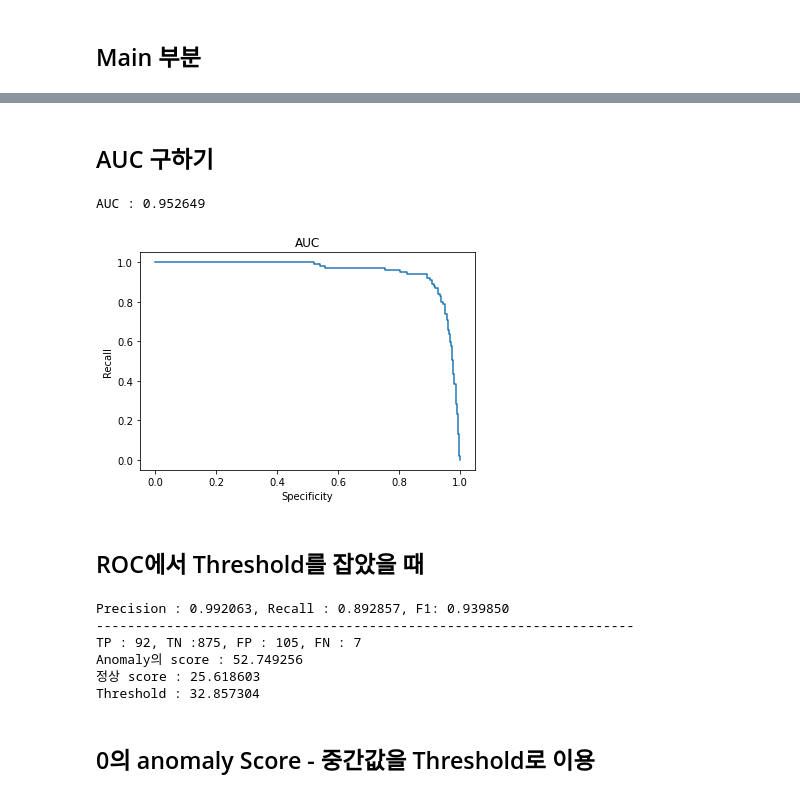
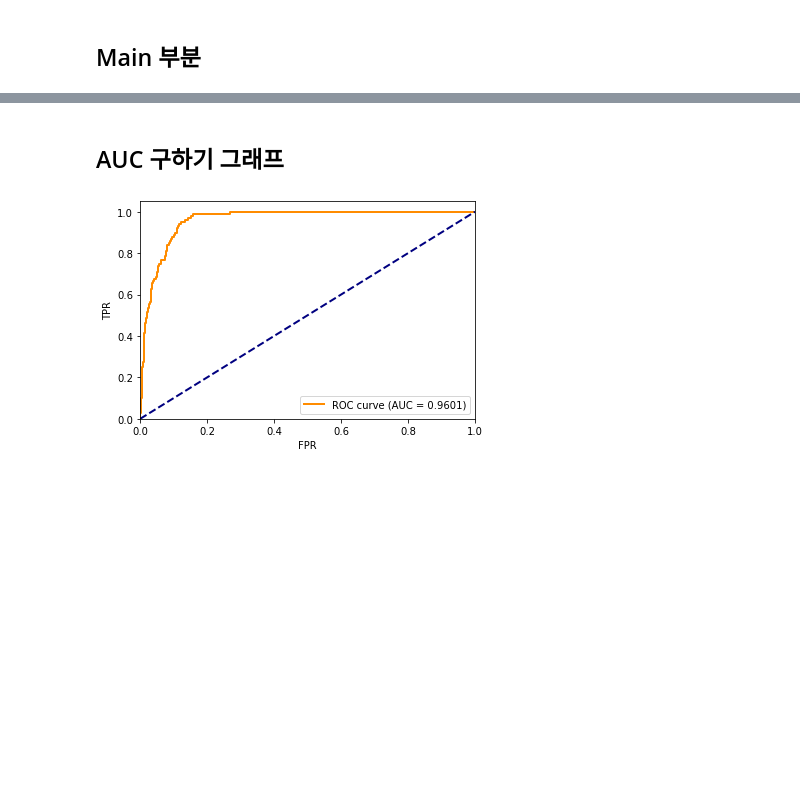
Before and after one commit to rlqja1107/Anomaly_Detection-PBL, a Jupyter notebook: anogan/anogan.ipynb, the cells around one changed output, grey strips where cells are left out. Cells and saved outputs as stored; diff of their text form; code cells hidden in the pictures; blank space fills up the shorter version.

```diff
--- a/anogan/anogan.ipynb
+++ b/anogan/anogan.ipynb
@@ -228,7 +229,7 @@ def image_check(gen_fake):
 # %%
 start = timer()
 max_loss = 10000000.0
-max_count = 10
+max_count = 15
 cur_count = 0
 generator.train()
 discriminator.train()
@@ -265,7 +266,6 @@ for i in range(config['epoch']):
               #print(gen_loss,dis_loss)
               print("{}th iteration gen_loss: {} dis_loss: {}".format(i,gen_loss.data,dis_loss.data))
 
-
     # Early Stop 용도
     if total_loss < max_loss:
       max_loss = total_loss
@@ -333,12 +330,14 @@ test_flatten = test_data.view(test_data.shape[0],-1)
 gen_fake_flatten = gen_fake.view(gen_fake.shape[0],-1)
 resiudal_loss = torch.sum(torch.abs(test_flatten-gen_fake_flatten), axis = 1)
 disc_loss = torch.sum(torch.abs(x_feature-G_z_feature), axis = 1)
-total_loss = (1-0.01)*resiudal_loss + 0.01*disc_loss
+total_loss = (1-config['lambda'])*resiudal_loss + config['lambda']*disc_loss
 # %%
 y = data.test_dataset.y.numpy().squeeze(1)
 total_loss = total_loss.detach().cpu().numpy()
 zero = y==0.
 nonzero = y!=0.
-dat = np.vstack([y,total_loss]).T
-df = pd.DataFrame(dat, columns = ['y', 'score'])
+dat = np.vstack([y,resiudal_loss.detach().cpu().numpy()]).T
+df = pd.DataFrame(dat, columns = ['y', 'residual'])
 df['y'] = df['y'].apply(lambda x:1 if x!=0.0 else 0)
+df['total_loss'] = total_loss
+df['disc_loss'] = disc_loss.detach().cpu().numpy()
@@ -344,0 +356,15 @@ df['y'] = df['y'].apply(lambda x:1 if x!=0.0 else 0)
+# %%
+    if config['normalization'] == 'standard':
+        disc_mean = np.mean(df['disc_loss'])
+        disc_std = np.std(df['disc_loss'], ddof = 1)
+        score_mean = np.mean(df['residual'])
+        score_std = np.std(df['residual'], ddof = 1)
+        df['residual'] = (df['residual'] - score_mean) / score_std
+        df['disc_loss'] = (df['disc_loss'] - disc_mean) / disc_std
+    else:
+        disc_min = np.min(df['disc_loss'])
+        disc_max = np.max(df['disc_loss'])
+        score_min = np.min(df['residual'])
+        score_max = np.max(df['residual'])
+        df['residual'] = (df['residual'] - score_min) / (score_max-score_min)
+        df['disc_loss'] = (df['disc_loss'] - disc_min) / (disc_max - disc_min)
@@ -345,15 +443,14 @@ df['y'] = df['y'].apply(lambda x:1 if x!=0.0 else 0)
 # %% [markdown]
-## AUC 구하기
+## AUC 구하기 그래프
 # %%
-fpr, tpr, thresholds = metrics.roc_curve(df['y'].tolist(), df['score'].tolist(), pos_label=1)
-print("AUC : {:4f}".format(metrics.auc(fpr, tpr)))
-import matplotlib.pyplot as plt
-from math import sqrt
-plt.plot(1-fpr,tpr)
-plt.xlabel('Specificity')
-plt.ylabel('Recall')
-plt.title('AUC')
+fpr, tpr, thresholds = metrics.roc_curve(df['y'].tolist(), df['ano_score'].tolist(), pos_label=1)
+plt.plot(fpr, tpr, color='darkorange', lw=2, label='ROC curve (AUC = {})'.format(round(metrics.auc(fpr, tpr), 5)))
+plt.plot([0, 1], [0, 1], color='navy', lw=2, linestyle='--')
+plt.xlim([0, 1])
+plt.ylim([0, 1.05])
+plt.xlabel("FPR")
+plt.ylabel("TPR")
+plt.legend(loc="lower right")
 plt.show()
 # %% [output]
-AUC : 0.952649
-[figure, old version]
+[figure, new version]
@@ -370,25 +456,0 @@ for i in range(len(fpr)):
-# %% [markdown]
-## ROC에서 Threshold를 잡았을 때
-# %%
- from sklearn.metrics import confusion_matrix
- df['predict_y'] = df['score'].apply(lambda x:1 if x>thresholds[min_idx] else 0)
-TN, FP, FN, TP = confusion_matrix(df['y'].tolist(), df['predict_y'].tolist(), labels = [0,1]).ravel()
-eps = 10e-5
-precision = TN/(TN+FN+eps)
-recall = TN/(TN+FP+eps)
-f1score = (2*precision*recall)/(precision+recall)
-print("Precision : {:4f}, Recall : {:4f}, F1: {:4f}".format(precision, recall, f1score))
-print("---------------------------------------------------------------------")
-print("TP : {}, TN :{}, FP : {}, FN : {}".format(TP,TN,FP,FN))
-print("Anomaly의 score : {:4f}".format(np.mean(df[df['y']==1]['score'])))
-print("정상 score : {:4f}".format(np.mean(df[df['y']==0.0]['score'])))
-print("Threshold : {:4f}".format(thresholds[min_idx]))
-# %% [output]
-Precision : 0.992063, Recall : 0.892857, F1: 0.939850
----------------------------------------------------------------------
-TP : 92, TN :875, FP : 105, FN : 7
-Anomaly의 score : 52.749256
-정상 score : 25.618603
-Threshold : 32.857304
-# %% [markdown]
-## 0의 anomaly Score - 중간값을 Threshold로 이용
```
Also changed, not shown: parts of 29 cells of this notebook.
